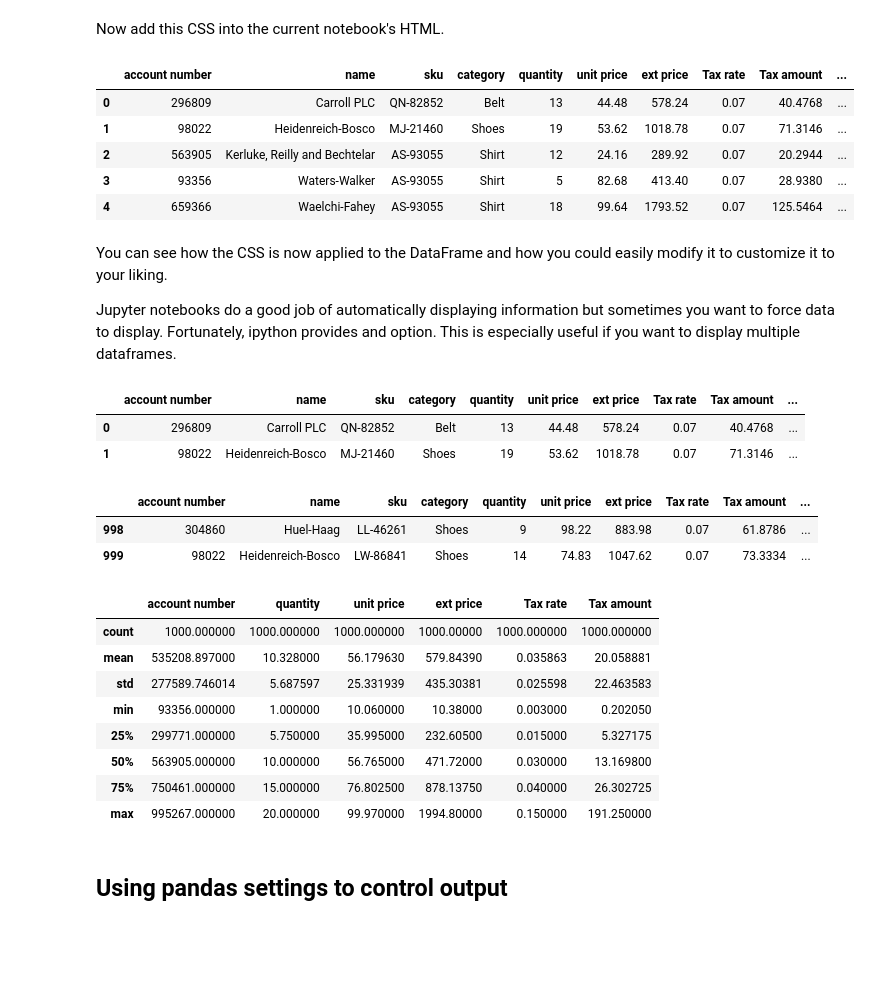
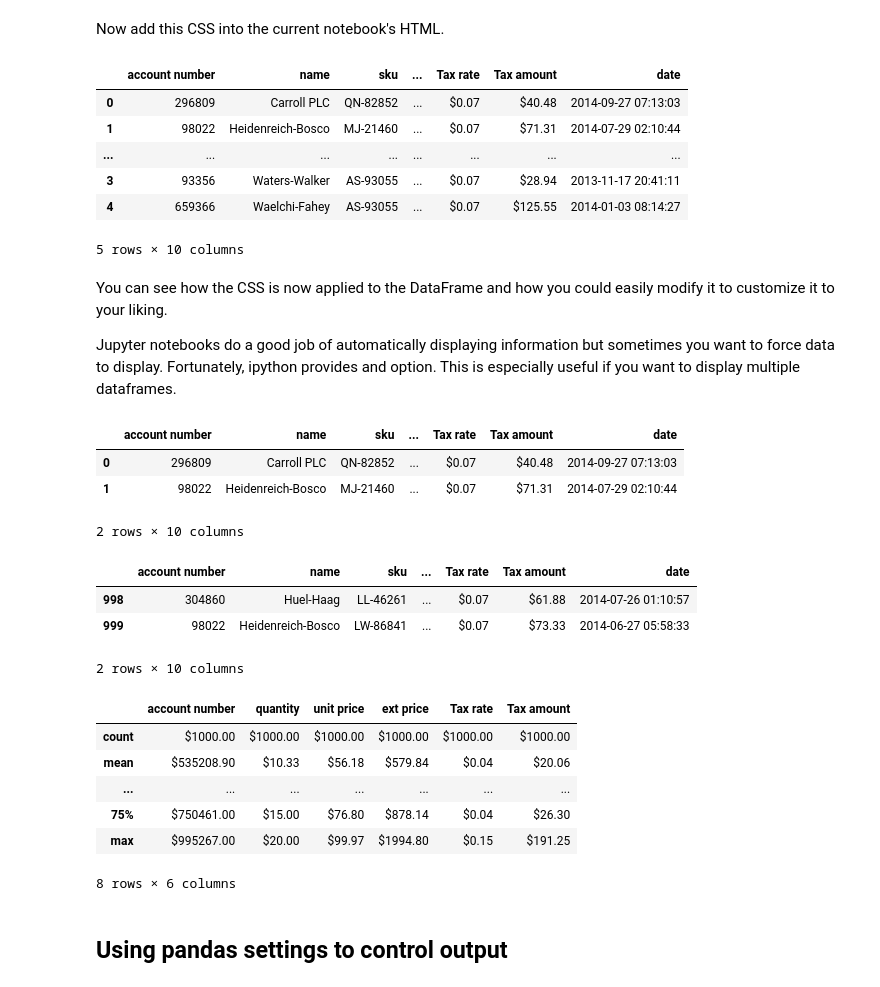
Before and after one commit to chris1610/pbpython, a Jupyter notebook: notebooks/Ipython-pandas-tips-and-tricks.ipynb, the cells around one changed output. Cells and saved outputs as stored; diff of their text form; code cells hidden in the pictures; blank space fills up the shorter version.

```diff
--- a/notebooks/Ipython-pandas-tips-and-tricks.ipynb
+++ b/notebooks/Ipython-pandas-tips-and-tricks.ipynb
@@ -58,15 +58,16 @@ Now add this CSS into the current notebook's HTML.
 from IPython.core.display import HTML
 HTML('<style>{}</style>'.format(CSS))
 # %%
-SALES=pd.read_csv("../data/sample-sales-tax.csv", parse_dates='True')
+SALES=pd.read_csv("../data/sample-sales-tax.csv", parse_dates=True)
 SALES.head()
 # %% [output]
-|  | account number | name | sku | category | quantity | unit price | ext price | Tax rate | Tax amount | ... |
-| 0 | 296809 | Carroll PLC | QN-82852 | Belt | 13 | 44.48 | 578.24 | 0.07 | 40.4768 | ... |
-| 1 | 98022 | Heidenreich-Bosco | MJ-21460 | Shoes | 19 | 53.62 | 1018.78 | 0.07 | 71.3146 | ... |
-| 2 | 563905 | Kerluke, Reilly and Bechtelar | AS-93055 | Shirt | 12 | 24.16 | 289.92 | 0.07 | 20.2944 | ... |
-| 3 | 93356 | Waters-Walker | AS-93055 | Shirt | 5 | 82.68 | 413.40 | 0.07 | 28.9380 | ... |
-| 4 | 659366 | Waelchi-Fahey | AS-93055 | Shirt | 18 | 99.64 | 1793.52 | 0.07 | 125.5464 | ... |
+|  | account number | name | sku | ... | Tax rate | Tax amount | date |
+| 0 | 296809 | Carroll PLC | QN-82852 | ... | $0.07 | $40.48 | 2014-09-27 07:13:03 |
+| 1 | 98022 | Heidenreich-Bosco | MJ-21460 | ... | $0.07 | $71.31 | 2014-07-29 02:10:44 |
+| ... | ... | ... | ... | ... | ... | ... | ... |
+| 3 | 93356 | Waters-Walker | AS-93055 | ... | $0.07 | $28.94 | 2013-11-17 20:41:11 |
+| 4 | 659366 | Waelchi-Fahey | AS-93055 | ... | $0.07 | $125.55 | 2014-01-03 08:14:27 |
+5 rows × 10 columns
 # %% [markdown]
 You can see how the CSS is now applied to the DataFrame and how you could easily modify it to customize it to your liking.
 
@@ -78,21 +79,21 @@ display(SALES.head(2))
 display(SALES.tail(2))
 display(SALES.describe())
 # %% [output]
-|  | account number | name | sku | category | quantity | unit price | ext price | Tax rate | Tax amount | ... |
-| 0 | 296809 | Carroll PLC | QN-82852 | Belt | 13 | 44.48 | 578.24 | 0.07 | 40.4768 | ... |
-| 1 | 98022 | Heidenreich-Bosco | MJ-21460 | Shoes | 19 | 53.62 | 1018.78 | 0.07 | 71.3146 | ... |
+|  | account number | name | sku | ... | Tax rate | Tax amount | date |
+| 0 | 296809 | Carroll PLC | QN-82852 | ... | $0.07 | $40.48 | 2014-09-27 07:13:03 |
+| 1 | 98022 | Heidenreich-Bosco | MJ-21460 | ... | $0.07 | $71.31 | 2014-07-29 02:10:44 |
+2 rows × 10 columns
-|  | account number | name | sku | category | quantity | unit price | ext price | Tax rate | Tax amount | ... |
-| 998 | 304860 | Huel-Haag | LL-46261 | Shoes | 9 | 98.22 | 883.98 | 0.07 | 61.8786 | ... |
-| 999 | 98022 | Heidenreich-Bosco | LW-86841 | Shoes | 14 | 74.83 | 1047.62 | 0.07 | 73.3334 | ... |
+|  | account number | name | sku | ... | Tax rate | Tax amount | date |
+| 998 | 304860 | Huel-Haag | LL-46261 | ... | $0.07 | $61.88 | 2014-07-26 01:10:57 |
+| 999 | 98022 | Heidenreich-Bosco | LW-86841 | ... | $0.07 | $73.33 | 2014-06-27 05:58:33 |
+2 rows × 10 columns
 |  | account number | quantity | unit price | ext price | Tax rate | Tax amount |
-| count | 1000.000000 | 1000.000000 | 1000.000000 | 1000.00000 | 1000.000000 | 1000.000000 |
-| mean | 535208.897000 | 10.328000 | 56.179630 | 579.84390 | 0.035863 | 20.058881 |
-| std | 277589.746014 | 5.687597 | 25.331939 | 435.30381 | 0.025598 | 22.463583 |
-| min | 93356.000000 | 1.000000 | 10.060000 | 10.38000 | 0.003000 | 0.202050 |
-| 25% | 299771.000000 | 5.750000 | 35.995000 | 232.60500 | 0.015000 | 5.327175 |
-| 50% | 563905.000000 | 10.000000 | 56.765000 | 471.72000 | 0.030000 | 13.169800 |
-| 75% | 750461.000000 | 15.000000 | 76.802500 | 878.13750 | 0.040000 | 26.302725 |
-| max | 995267.000000 | 20.000000 | 99.970000 | 1994.80000 | 0.150000 | 191.250000 |
+| count | $1000.00 | $1000.00 | $1000.00 | $1000.00 | $1000.00 | $1000.00 |
+| mean | $535208.90 | $10.33 | $56.18 | $579.84 | $0.04 | $20.06 |
+| ... | ... | ... | ... | ... | ... | ... |
+| 75% | $750461.00 | $15.00 | $76.80 | $878.14 | $0.04 | $26.30 |
+| max | $995267.00 | $20.00 | $99.97 | $1994.80 | $0.15 | $191.25 |
+8 rows × 6 columns
 # %% [markdown]
 ## Using pandas settings to control output
 # %% [markdown]
```
Also changed, not shown: parts of 6 cells of this notebook, 1 other file.
